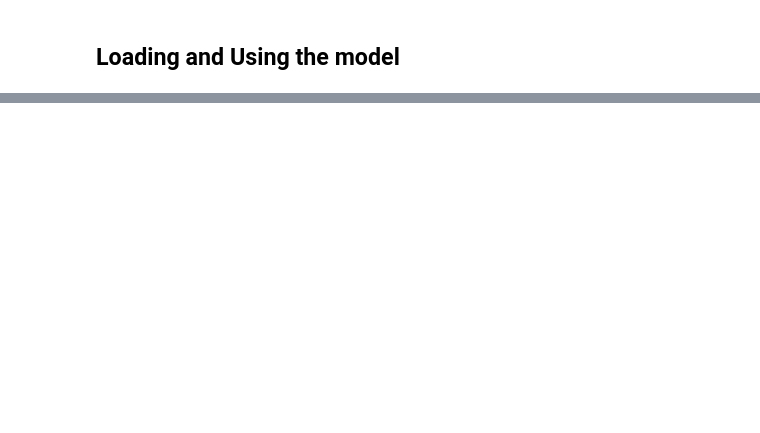
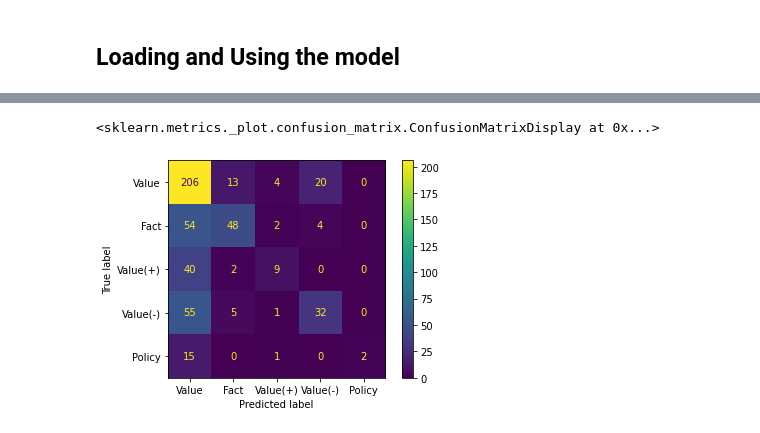
Before and after one commit to Caio-Nogueira/FEUP-PLN, a Jupyter notebook: classification_hf.ipynb, the cells around one changed output, grey strips where cells are left out. Cells and saved outputs as stored; diff of their text form; code cells hidden in the pictures; blank space fills up the shorter version.

```diff
--- a/classification_hf.ipynb
+++ b/classification_hf.ipynb
@@ -255,5 +286,5 @@ trainer.save_model("results-bert-base-pt-cased")
 # %%
 from transformers import AutoTokenizer, AutoModelForSequenceClassification
 
-tokenizer2 = AutoTokenizer.from_pretrained("./results-bert-base-pt-cased")
-model2 = AutoModelForSequenceClassification.from_pretrained("./results-bert-base-pt-cased", num_labels=5)
+tokenizer2 = AutoTokenizer.from_pretrained("./results-bert-uncased-multilangual")
+model2 = AutoModelForSequenceClassification.from_pretrained("./results-bert-uncased-multilangual", num_labels=5)
@@ -291,0 +341,11 @@ F1:  0.603815603241097
+# %%
+# display confusion matrix
+from sklearn.metrics import confusion_matrix, ConfusionMatrixDisplay
+
+
+cm = confusion_matrix(y_test, y_pred, labels = [0,1,2,3,4])
+disp = ConfusionMatrixDisplay(confusion_matrix=cm, display_labels=labels)
+disp.plot()
+# %% [output]
+<sklearn.metrics._plot.confusion_matrix.ConfusionMatrixDisplay at 0x...>
+[figure, added]
```
Also changed, not shown: parts of 20 cells of this notebook.
